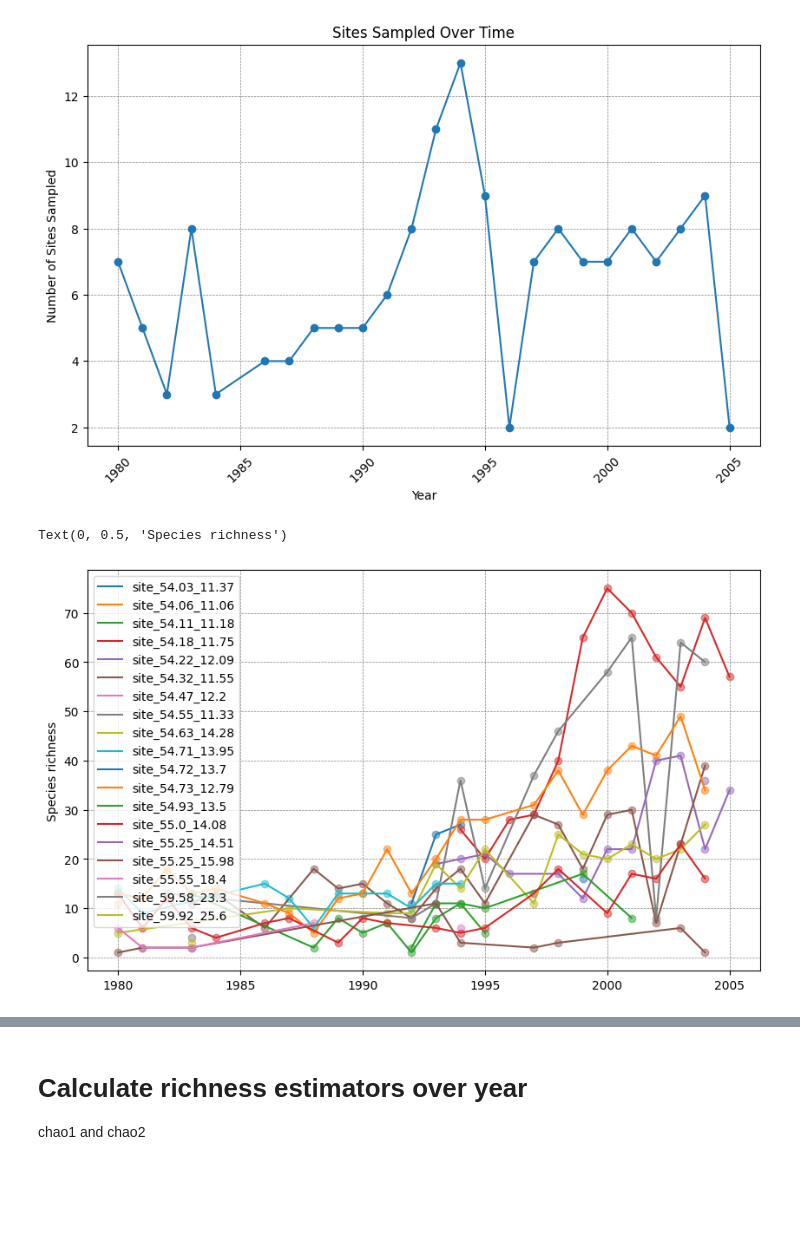
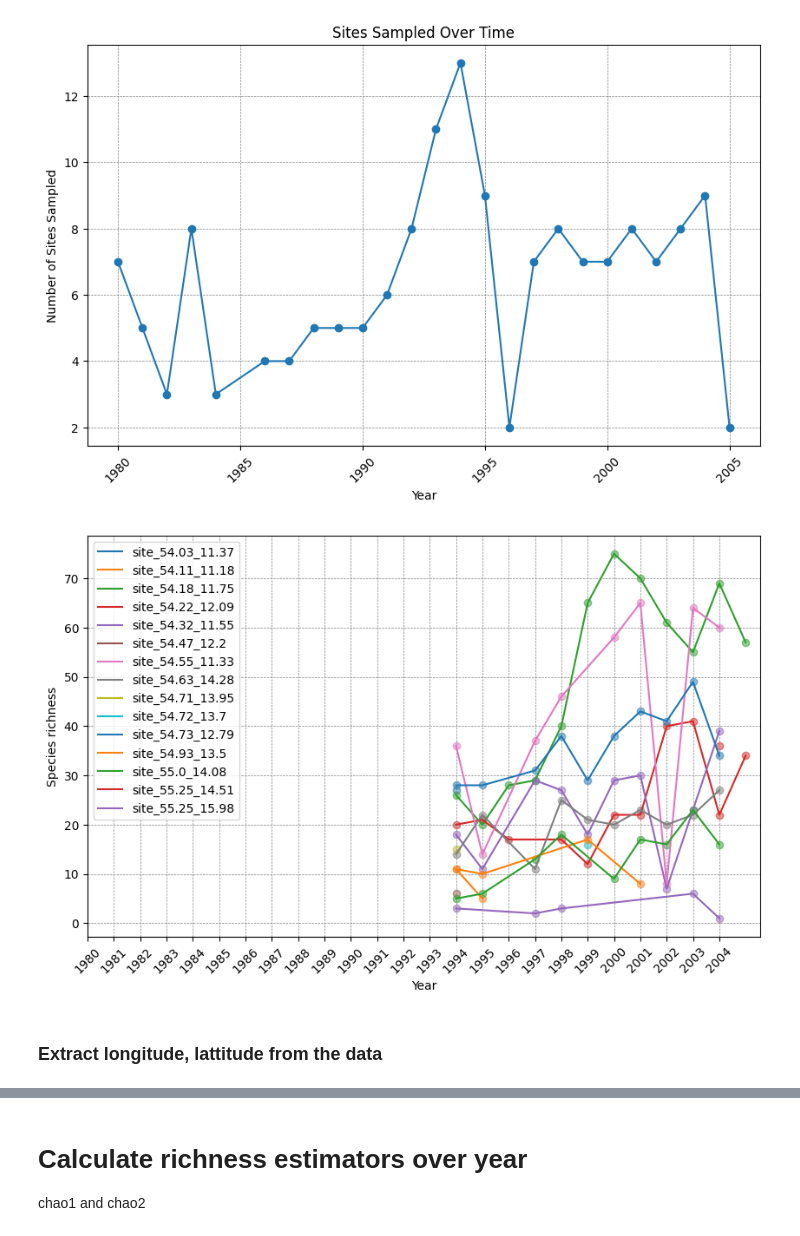
Before and after one commit to TrangNg-Th/QB2025-Project, a Jupyter notebook: 1.analysis.ipynb, the cells around one changed output, grey strips where cells are left out. Drawn from its saved outputs; the diff is of its cells as text; code cells hidden in the pictures; blank space fills up the shorter version.

```diff
--- a/1.analysis.ipynb
+++ b/1.analysis.ipynb
@@ -51,22 +56,39 @@ plt.show()
 # %% [output]
 [figure]
 # %%
-# Calculate species richness over year
+# Extract number of years each site has been sampled
+site_years = data.groupby("site")["year"].nunique()
+
+# Most sampled sites
+# print(site_years.sort_values(ascending=False)[:10].index)
+
+#
+# data1 = data[data["site"].isin(site_years[site_years > 11].index)]
+
+# Calculate species richness over time
 species_richness = data.groupby(['site', 'year'])['scientificnameaccepted'].nunique()
+
 species_richness = species_richness.reset_index().rename({'scientificnameaccepted': 'species_richness'}, axis=1)
-species_richness
+species_richness = species_richness[species_richness['year'] >=1994]
+# species_richness
 
 # Plot out species richness over time
 plt.figure(figsize=(10, 6))
 for site in species_richness['site'].unique():
     site_data = species_richness[species_richness['site'] == site]
     plt.plot(site_data['year'], site_data['species_richness'], label=site)
     plt.scatter(site_data['year'], site_data['species_richness'], alpha=0.5)
     # add background grid
 plt.grid(color='gray', linestyle='--', linewidth=0.5)
 plt.legend()
-# plt.xlabel('Year')
+plt.xlabel('Year')
+plt.xticks(range(1980, 2005), range(1980, 2005), rotation=45)
 plt.ylabel('Species richness')
+plt.show()
+
+# Write out dataset
+# data.to_csv("data/sps_macrozoobenthos_year_10.csv", index=False)
 # %% [output]
-Text(0, 0.5, 'Species richness')
-[figure, old version]
+[figure, new version]
+# %% [markdown]
+### Extract longitude, lattitude from the data
```
Also changed, not shown: parts of 16 cells of this notebook, 49 other files.
